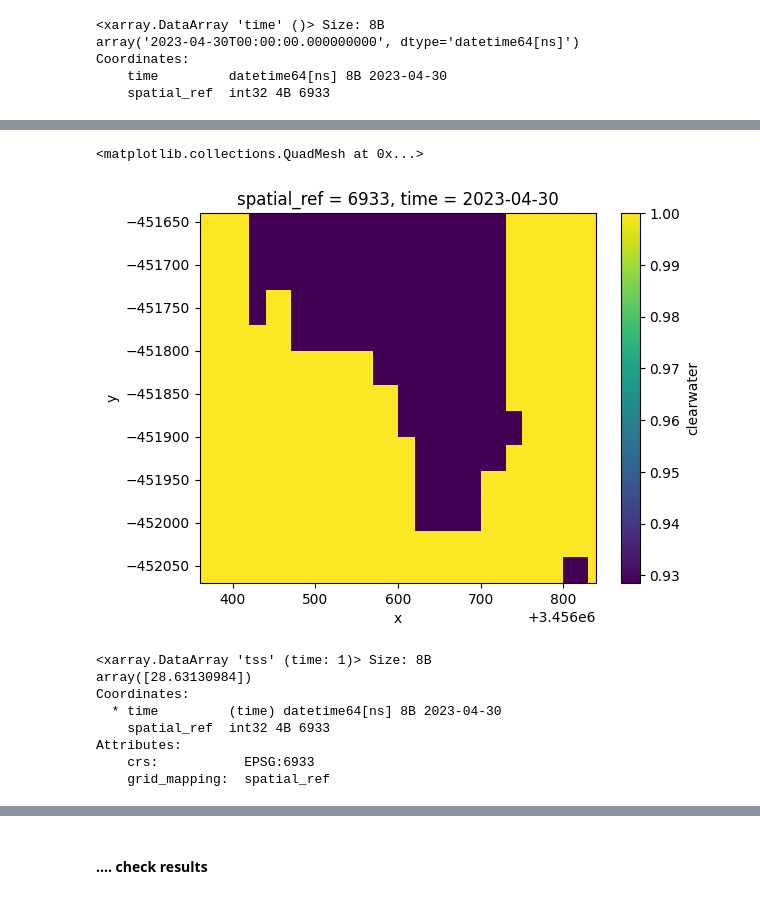
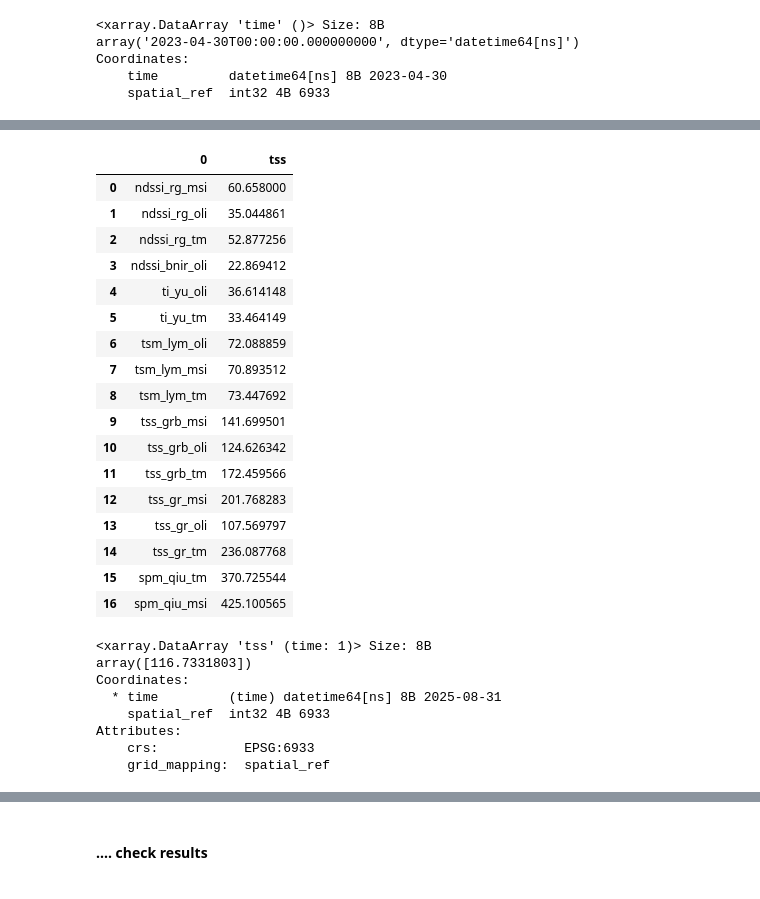
Before and after one commit to digitalearthafrica/deafrica_water_quality, a Jupyter notebook: WP2.1/WP2.1.ipynb, the cells around one changed output, grey strips where cells are left out. Saved outputs shown, nothing was run; the diff lists cells and outputs as text; code cells hidden in the pictures.

```diff
--- a/WP2.1/WP2.1.ipynb
+++ b/WP2.1/WP2.1.ipynb
@@ -712,20 +780,41 @@ ds_202304_res  = ds_month_res
+# %%
+ds_daily = ds_202201
+df = pd.DataFrame(ds_daily.tss_measure)
+df['tss'] = ds_daily.median(dim=('x','y')).mean(dim='time')['tss']
+df
+# %% [output]
+|  | 0 | tss |
+| 0 | ndssi_rg_msi | 60.658000 |
+| 1 | ndssi_rg_oli | 35.044861 |
+| 2 | ndssi_rg_tm | 52.877256 |
+| 3 | ndssi_bnir_oli | 22.869412 |
+| 4 | ti_yu_oli | 36.614148 |
+| 5 | ti_yu_tm | 33.464149 |
+| 6 | tsm_lym_oli | 72.088859 |
+| 7 | tsm_lym_msi | 70.893512 |
+| 8 | tsm_lym_tm | 73.447692 |
+| 9 | tss_grb_msi | 141.699501 |
+| 10 | tss_grb_oli | 124.626342 |
+| 11 | tss_grb_tm | 172.459566 |
+| 12 | tss_gr_msi | 201.768283 |
+| 13 | tss_gr_oli | 107.569797 |
+| 14 | tss_gr_tm | 236.087768 |
+| 15 | spm_qiu_tm | 370.725544 |
+| 16 | spm_qiu_msi | 425.100565 |
 # %%
-ds_202304_res.clearwater.plot()
+ds_res = process_this_please(ds_202508.copy())
-# %% [output]
-<matplotlib.collections.QuadMesh at 0x...>
-[figure, removed]
 # %%
 var = 'tss'
-ds_202304_res\
+ds_res\
     .where(ds_months.obs_average > 1)\
     [var]\
-    .where(ds_202304_res.clearwater)\
+    .where(ds_res.clearwater==1)\
     .median(dim=('x','y'))
 # %% [output]
 <xarray.DataArray 'tss' (time: 1)> Size: 8B
-array([28.63130984])
+array([116.7331803])
 Coordinates:
-  * time         (time) datetime64[ns] 8B 2023-04-30
+  * time         (time) datetime64[ns] 8B 2025-08-31
     spatial_ref  int32 4B 6933
 Attributes:
     crs:           EPSG:6933
```
Also changed, not shown: parts of 23 cells of this notebook.
